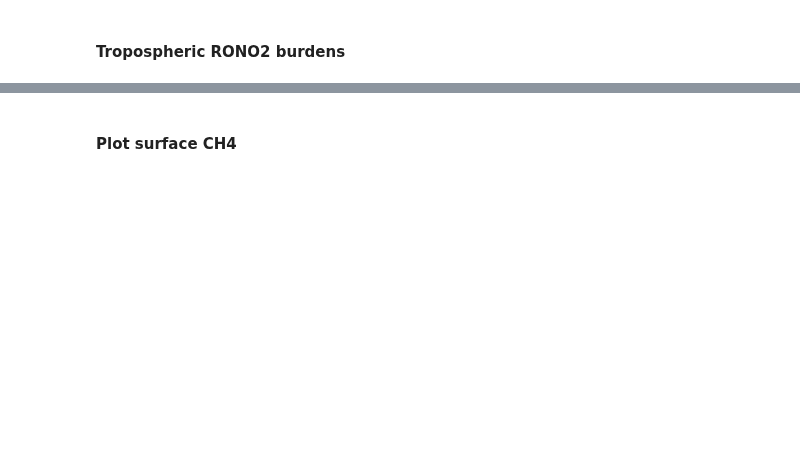
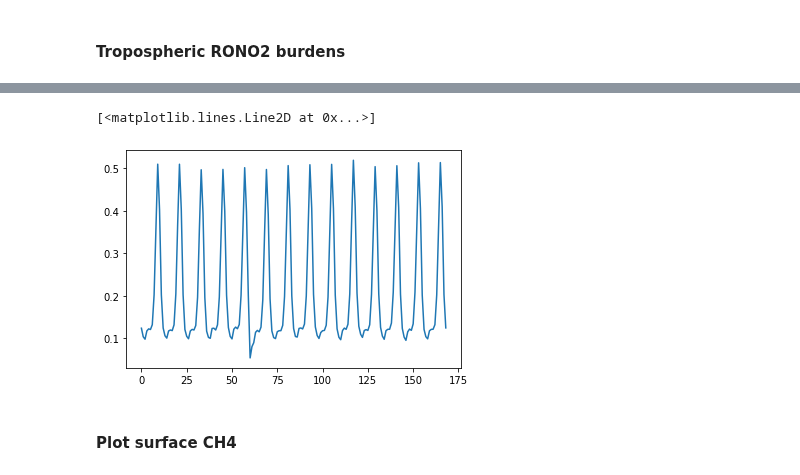
Before and after one commit to mzamyatina/phd_ukca, a Jupyter notebook: ukca_v7.3_run_qc.ipynb, the cells around one changed output, grey strips where cells are left out. Cells and saved outputs as stored; diff of their text form; code cells hidden in the pictures; blank space fills up the shorter version.

```diff
--- a/ukca_v7.3_run_qc.ipynb
+++ b/ukca_v7.3_run_qc.ipynb
@@ -26,27 +31,19 @@ S60N60 = False # True or False
 # %%
-# Choose an experiment
-job_dict = {'BASE OLD':'xojnd',
-            'BASE'    :'xojng',
-            'CHEM'    :'xojnh',
-            'MARI'    :'xojni',
-            'FIRE'    :'xojnv', # xojnc with steady state MeONO2 and no iPrONO2
-            'FULL'    :'xojnl',
-            'ORIG'    :'xolnb',
-            'UPDT'    :'xolna'}
-job = job_dict[exp]
 # Load data
-path_to_ukca = Path.cwd().parent / 'raw' / job
-o3 = iris.load_cube(str(path_to_ukca / f'{job}_o3.nc'))
-oh = iris.load_cube(str(path_to_ukca / f'{job}_oh.nc'))
-ch4 = iris.load_cube(str(path_to_ukca / f'{job}_ch4.nc'))
-temp = iris.load_cube(str(path_to_ukca / f'{job}_temp.nc'))
-air_mass = iris.load_cube(str(path_to_ukca / f'{job}_air_mass.nc'))
-gridbox_vol = iris.load_cube(str(path_to_ukca.parent / 'ukca_n48_l60_geovol.nc'), 'vol_theta')
-if exp in ['CHEM', 'MARI', 'FIRE', 'FULL']:
-    meono2 = iris.load_cube(str(path_to_ukca / f'{job}_meono2.nc'))
-    etono2 = iris.load_cube(str(path_to_ukca / f'{job}_etono2.nc'))
-    nprono2 = iris.load_cube(str(path_to_ukca / f'{job}_nprono2.nc'))
-    iprono2 = iris.load_cube(str(path_to_ukca / f'{job}_iprono2.nc'))
+path_to_exp = path_to_processed / EXPERIMENTS[exp]
+o3 = iris.load_cube(str(path_to_exp / f"{EXPERIMENTS[exp]}_o3.nc"))
+oh = iris.load_cube(str(path_to_exp / f"{EXPERIMENTS[exp]}_oh.nc"))
+ch4 = iris.load_cube(str(path_to_exp / f"{EXPERIMENTS[exp]}_ch4.nc"))
+temp = iris.load_cube(str(path_to_exp / f"{EXPERIMENTS[exp]}_temp.nc"))
+air_mass = iris.load_cube(str(path_to_exp / f"{EXPERIMENTS[exp]}_air_mass.nc"))
+gridbox_vol = iris.load_cube(
+    str(path_to_processed.parent / "raw" / "ukca_n48_l60_geovol.nc"), "vol_theta"
+)
+if exp in ["CHEM", "MARI", "FIRE OLD2", "FIRE OLD3", "FIRE", "FULL"]:
+    meono2 = iris.load_cube(str(path_to_exp / f"{EXPERIMENTS[exp]}_meono2.nc"))
+    etono2 = iris.load_cube(str(path_to_exp / f"{EXPERIMENTS[exp]}_etono2.nc"))
+    nprono2 = iris.load_cube(str(path_to_exp / f"{EXPERIMENTS[exp]}_nprono2.nc"))
+    iprono2 = iris.load_cube(str(path_to_exp / f"{EXPERIMENTS[exp]}_iprono2.nc"))
 # %%
 # Path to figures
 # path_to_figs = Path('../../../results') / job / 'metrics'
@@ -429 +490,8 @@ if exp in ['CHEM', 'MARI', 'FIRE', 'FULL']:
+# %%
+# Remove faulty data from FIRE xojnv
+cube = iris.cube.CubeList([meono2_burden[12:72, ...], meono2_burden[84::, ...]]).concatenate()[0]
+plt.plot(cube.data)
+# %% [output]
+[<matplotlib.lines.Line2D at 0x...>]
+[figure, added]
 # %%
```
Also changed, not shown: parts of 34 cells of this notebook, 3 other files.
